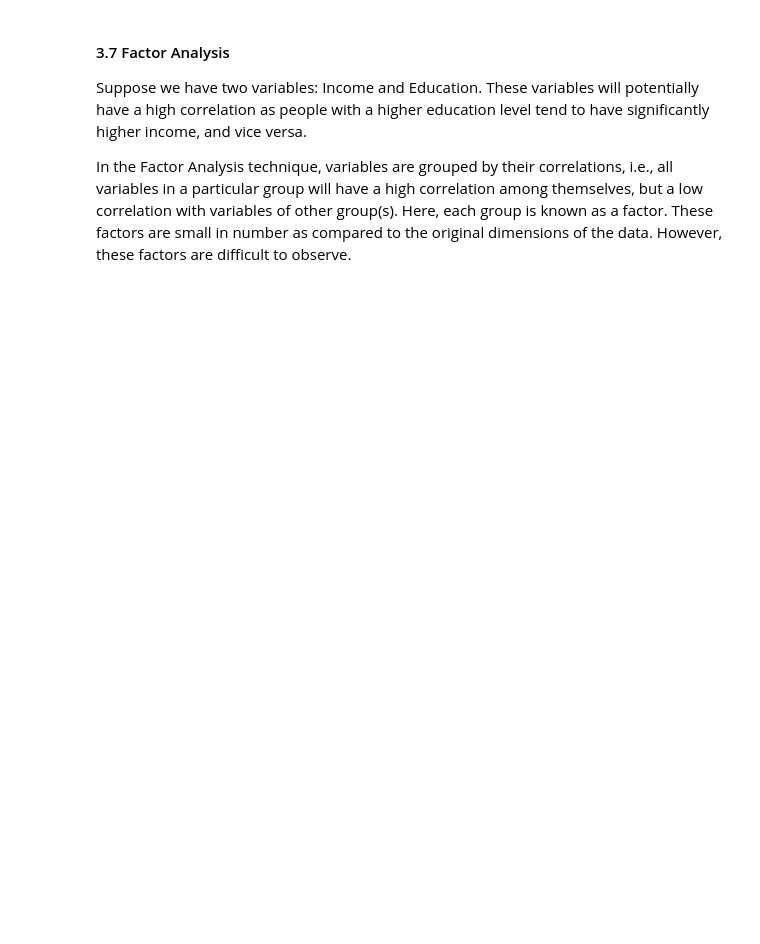
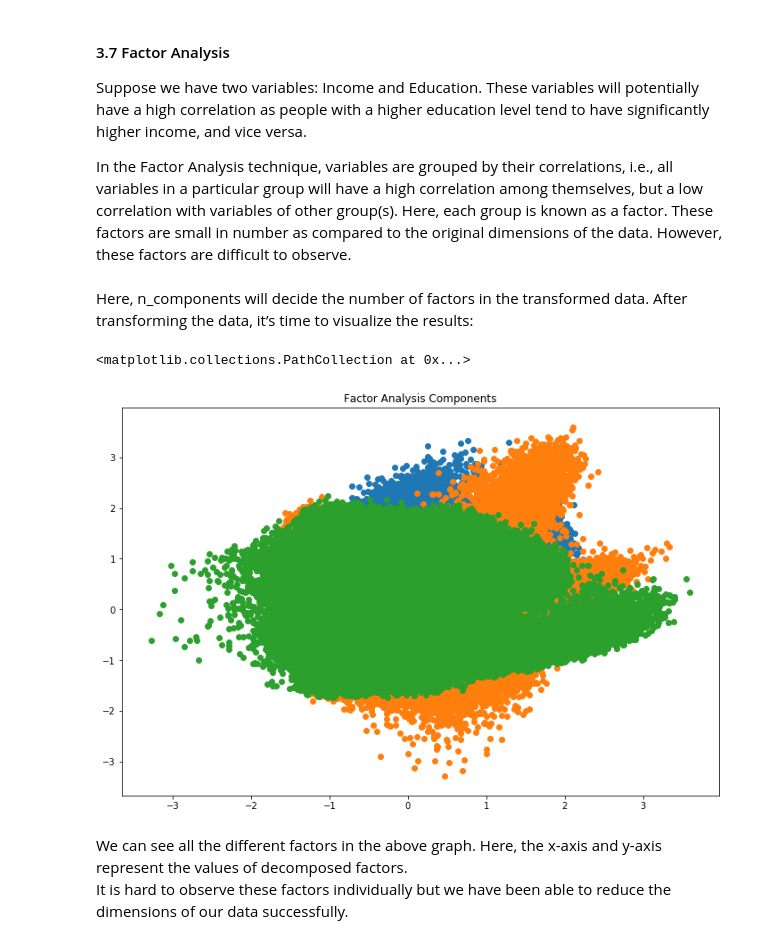
Before and after one commit to rsouza/FGV_Intro_DS, a Jupyter notebook: notebooks/EDA_Dimensionality_Reduction.ipynb, the cells around one changed output. Saved outputs shown, nothing was run; the diff lists cells and outputs as text; code cells hidden in the pictures; blank space fills up the shorter version.

```diff
--- a/notebooks/EDA_Dimensionality_Reduction.ipynb
+++ b/notebooks/EDA_Dimensionality_Reduction.ipynb
@@ -458,3 +534,20 @@ images = [cv2.imread(file) for file in glob('train/*.png')]
 Suppose we have two variables: Income and Education. These variables will potentially have a high correlation as people with a higher education level tend to have significantly higher income, and vice versa.
 
 In the Factor Analysis technique, variables are grouped by their correlations, i.e., all variables in a particular group will have a high correlation among themselves, but a low correlation with variables of other group(s). Here, each group is known as a factor. These factors are small in number as compared to the original dimensions of the data. However, these factors are difficult to observe.
+# %%
+from sklearn.decomposition import FactorAnalysis
+FA = FactorAnalysis(n_components = 3).fit_transform(df[feat_cols].values)
+# %% [markdown]
+Here, n_components will decide the number of factors in the transformed data. After transforming the data, it’s time to visualize the results:
+# %%
+plt.figure(figsize=(12,8))
+plt.title('Factor Analysis Components')
+plt.scatter(FA[:,0], FA[:,1])
+plt.scatter(FA[:,1], FA[:,2])
+plt.scatter(FA[:,2],FA[:,0])
+# %% [output]
+<matplotlib.collections.PathCollection at 0x...>
+[figure, added]
+# %% [markdown]
+We can see all the different factors in the above graph. Here, the x-axis and y-axis represent the values of decomposed factors.
+It is hard to observe these factors individually but we have been able to reduce the dimensions of our data successfully.
```
Also changed, not shown: parts of 37 cells of this notebook, 3 other files.
